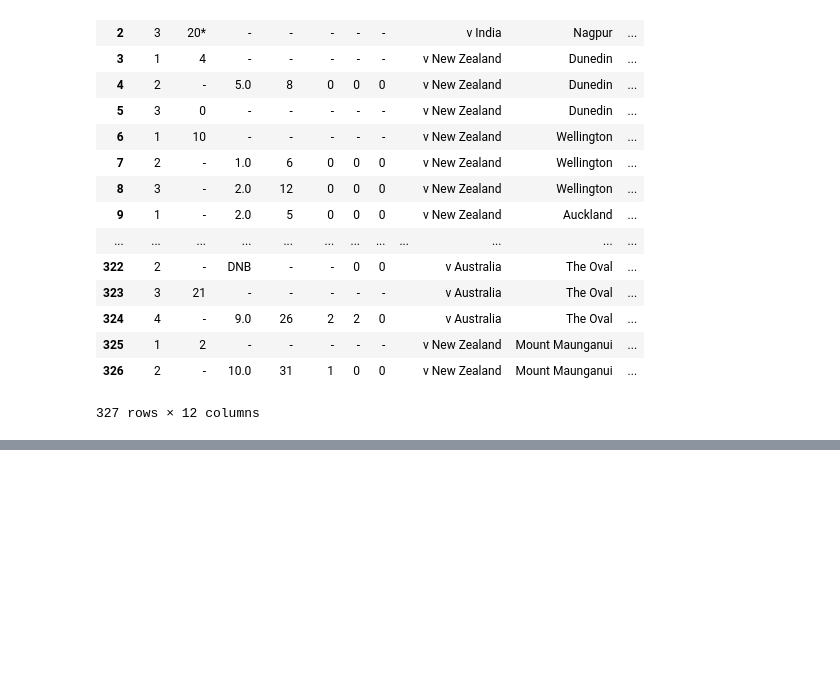
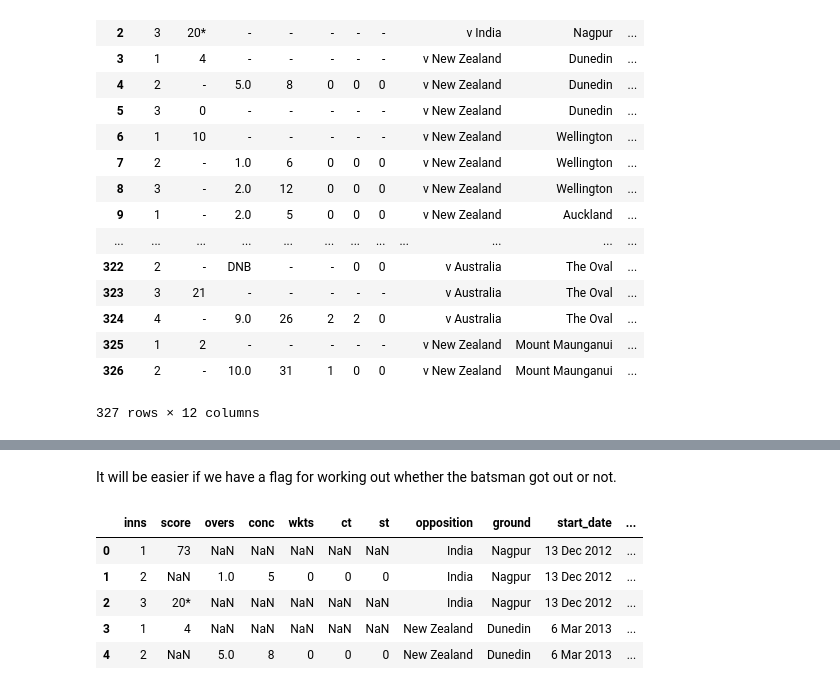
Before and after one commit to willcanniford/python-web-scraping, a Jupyter notebook: espn_cricinfo/top_4_player_class.ipynb, the cells around one changed output, grey strips where cells are left out. Saved outputs shown, nothing was run; the diff lists cells and outputs as text; code cells hidden in the pictures; blank space fills up the shorter version.

```diff
--- a/espn_cricinfo/top_4_player_class.ipynb
+++ b/espn_cricinfo/top_4_player_class.ipynb
@@ -61,0 +65,4 @@ innings
+# %%
+# Remove the empty columns that are used for spacing and links on the website
+innings.drop('', axis=1, inplace = True)
+innings.head()
@@ -61,0 +78,3 @@ innings
+# %%
+import numpy as np
+innings.replace('-', np.nan, inplace=True)
@@ -61,0 +92,2 @@ innings
+# %%
+innings.columns = innings.columns.str.lower().str.replace(' ', '_')
@@ -61,0 +103,13 @@ innings
+# %% [markdown]
+It will be easier if we have a flag for working out whether the batsman got out or not.
+# %%
+innings['is_out'] = innings.score.astype('str').apply(lambda x: np.nan if x == 'nan' else False if '*' in x else True)
+# %%
+innings.head()
+# %% [output]
+|  | inns | score | overs | conc | wkts | ct | st | opposition | ground | start_date | ... |
+| 0 | 1 | 73 | NaN | NaN | NaN | NaN | NaN | India | Nagpur | 13 Dec 2012 | ... |
+| 1 | 2 | NaN | 1.0 | 5 | 0 | 0 | 0 | India | Nagpur | 13 Dec 2012 | ... |
+| 2 | 3 | 20* | NaN | NaN | NaN | NaN | NaN | India | Nagpur | 13 Dec 2012 | ... |
+| 3 | 1 | 4 | NaN | NaN | NaN | NaN | NaN | New Zealand | Dunedin | 6 Mar 2013 | ... |
+| 4 | 2 | NaN | 5.0 | 8 | 0 | 0 | 0 | New Zealand | Dunedin | 6 Mar 2013 | ... |
```
Also changed, not shown: parts of 6 cells of this notebook.
